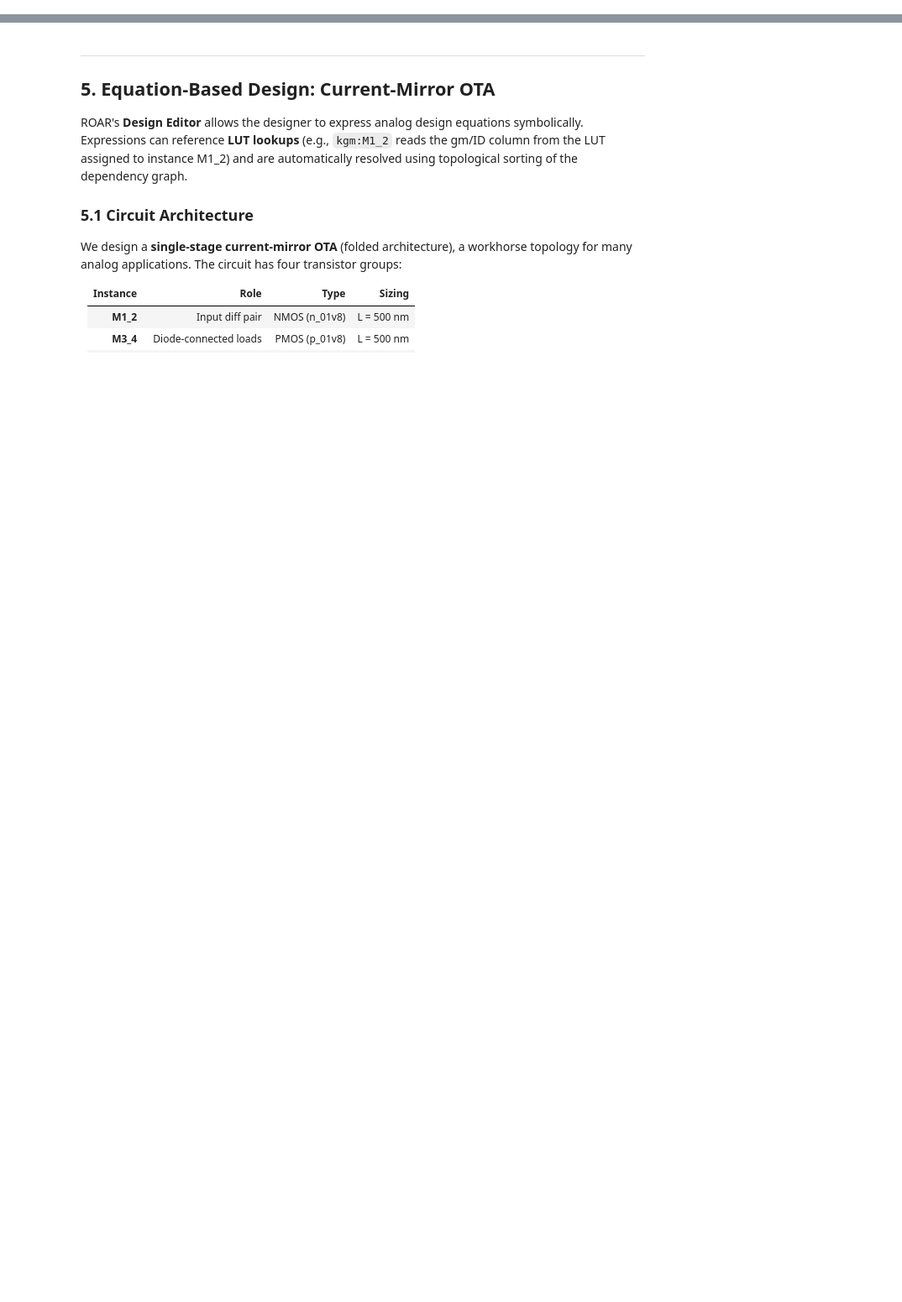
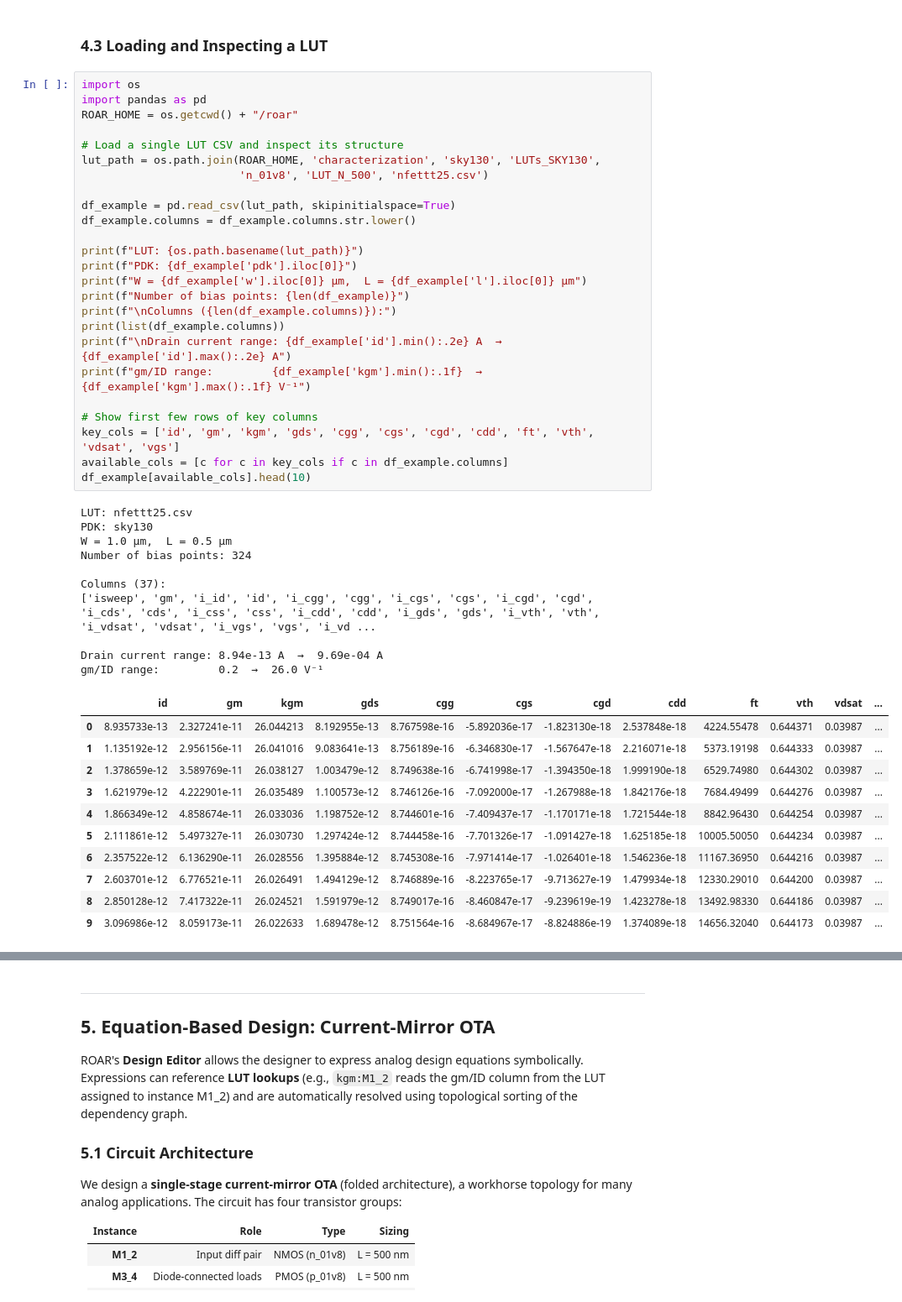
Before and after one commit to alecadair/roar, a Jupyter notebook: notebooks/ROAR_SHOWCASE_AND_DEMO.ipynb, the cells around one changed output, grey strips where cells are left out. Shown at 84% size. Cells and saved outputs as stored; diff of their text form; blank space fills up the shorter version.

Commit message:
updated notebook example

```diff
--- a/notebooks/ROAR_SHOWCASE_AND_DEMO.ipynb
+++ b/notebooks/ROAR_SHOWCASE_AND_DEMO.ipynb
@@ -392,0 +363,49 @@ plt.show()
+# %% [markdown]
+### 4.3 Loading and Inspecting a LUT
+# %%
+import os
+import pandas as pd
+ROAR_HOME = os.getcwd() + "/roar"
+
+# Load a single LUT CSV and inspect its structure
+lut_path = os.path.join(ROAR_HOME, 'characterization', 'sky130', 'LUTs_SKY130',
+                        'n_01v8', 'LUT_N_500', 'nfettt25.csv')
+
+df_example = pd.read_csv(lut_path, skipinitialspace=True)
+df_example.columns = df_example.columns.str.lower()
+
+print(f"LUT: {os.path.basename(lut_path)}")
+print(f"PDK: {df_example['pdk'].iloc[0]}")
+print(f"W = {df_example['w'].iloc[0]} µm,  L = {df_example['l'].iloc[0]} µm")
+print(f"Number of bias points: {len(df_example)}")
+print(f"\nColumns ({len(df_example.columns)}):")
+print(list(df_example.columns))
+print(f"\nDrain current range: {df_example['id'].min():.2e} A  →  {df_example['id'].max():.2e} A")
+print(f"gm/ID range:         {df_example['kgm'].min():.1f}  →  {df_example['kgm'].max():.1f} V⁻¹")
+
+# Show first few rows of key columns
+key_cols = ['id', 'gm', 'kgm', 'gds', 'cgg', 'cgs', 'cgd', 'cdd', 'ft', 'vth', 'vdsat', 'vgs']
+available_cols = [c for c in key_cols if c in df_example.columns]
+df_example[available_cols].head(10)
+# %% [output]
+LUT: nfettt25.csv
+PDK: sky130
+W = 1.0 µm,  L = 0.5 µm
+Number of bias points: 324
+
+Columns (37):
+['isweep', 'gm', 'i_id', 'id', 'i_cgg', 'cgg', 'i_cgs', 'cgs', 'i_cgd', 'cgd', 'i_cds', 'cds', 'i_css', 'css', 'i_cdd', 'cdd', 'i_gds', 'gds', 'i_vth', 'vth', 'i_vdsat', 'vdsat', 'i_vgs', 'vgs', 'i_vd ...
+
+Drain current range: 8.94e-13 A  →  9.69e-04 A
+gm/ID range:         0.2  →  26.0 V⁻¹
+|  | id | gm | kgm | gds | cgg | cgs | cgd | cdd | ft | vth | vdsat | ... |
+| 0 | 8.935733e-13 | 2.327241e-11 | 26.044213 | 8.192955e-13 | 8.767598e-16 | -5.892036e-17 | -1.823130e-18 | 2.537848e-18 | 4224.55478 | 0.644371 | 0.03987 | ... |
+| 1 | 1.135192e-12 | 2.956156e-11 | 26.041016 | 9.083641e-13 | 8.756189e-16 | -6.346830e-17 | -1.567647e-18 | 2.216071e-18 | 5373.19198 | 0.644333 | 0.03987 | ... |
+| 2 | 1.378659e-12 | 3.589769e-11 | 26.038127 | 1.003479e-12 | 8.749638e-16 | -6.741998e-17 | -1.394350e-18 | 1.999190e-18 | 6529.74980 | 0.644302 | 0.03987 | ... |
+| 3 | 1.621979e-12 | 4.222901e-11 | 26.035489 | 1.100573e-12 | 8.746126e-16 | -7.092000e-17 | -1.267988e-18 | 1.842176e-18 | 7684.49499 | 0.644276 | 0.03987 | ... |
+| 4 | 1.866349e-12 | 4.858674e-11 | 26.033036 | 1.198752e-12 | 8.744601e-16 | -7.409437e-17 | -1.170171e-18 | 1.721544e-18 | 8842.96430 | 0.644254 | 0.03987 | ... |
+| 5 | 2.111861e-12 | 5.497327e-11 | 26.030730 | 1.297424e-12 | 8.744458e-16 | -7.701326e-17 | -1.091427e-18 | 1.625185e-18 | 10005.50050 | 0.644234 | 0.03987 | ... |
+| 6 | 2.357522e-12 | 6.136290e-11 | 26.028556 | 1.395884e-12 | 8.745308e-16 | -7.971414e-17 | -1.026401e-18 | 1.546236e-18 | 11167.36950 | 0.644216 | 0.03987 | ... |
+| 7 | 2.603701e-12 | 6.776521e-11 | 26.026491 | 1.494129e-12 | 8.746889e-16 | -8.223765e-17 | -9.713627e-19 | 1.479934e-18 | 12330.29010 | 0.644200 | 0.03987 | ... |
+| 8 | 2.850128e-12 | 7.417322e-11 | 26.024521 | 1.591979e-12 | 8.749017e-16 | -8.460847e-17 | -9.239619e-19 | 1.423278e-18 | 13492.98330 | 0.644186 | 0.03987 | ... |
+| 9 | 3.096986e-12 | 8.059173e-11 | 26.022633 | 1.689478e-12 | 8.751564e-16 | -8.684967e-17 | -8.824886e-19 | 1.374089e-18 | 14656.32040 | 0.644173 | 0.03987 | ... |
```
Also changed, not shown: parts of 61 cells of this notebook, 1 other file.
